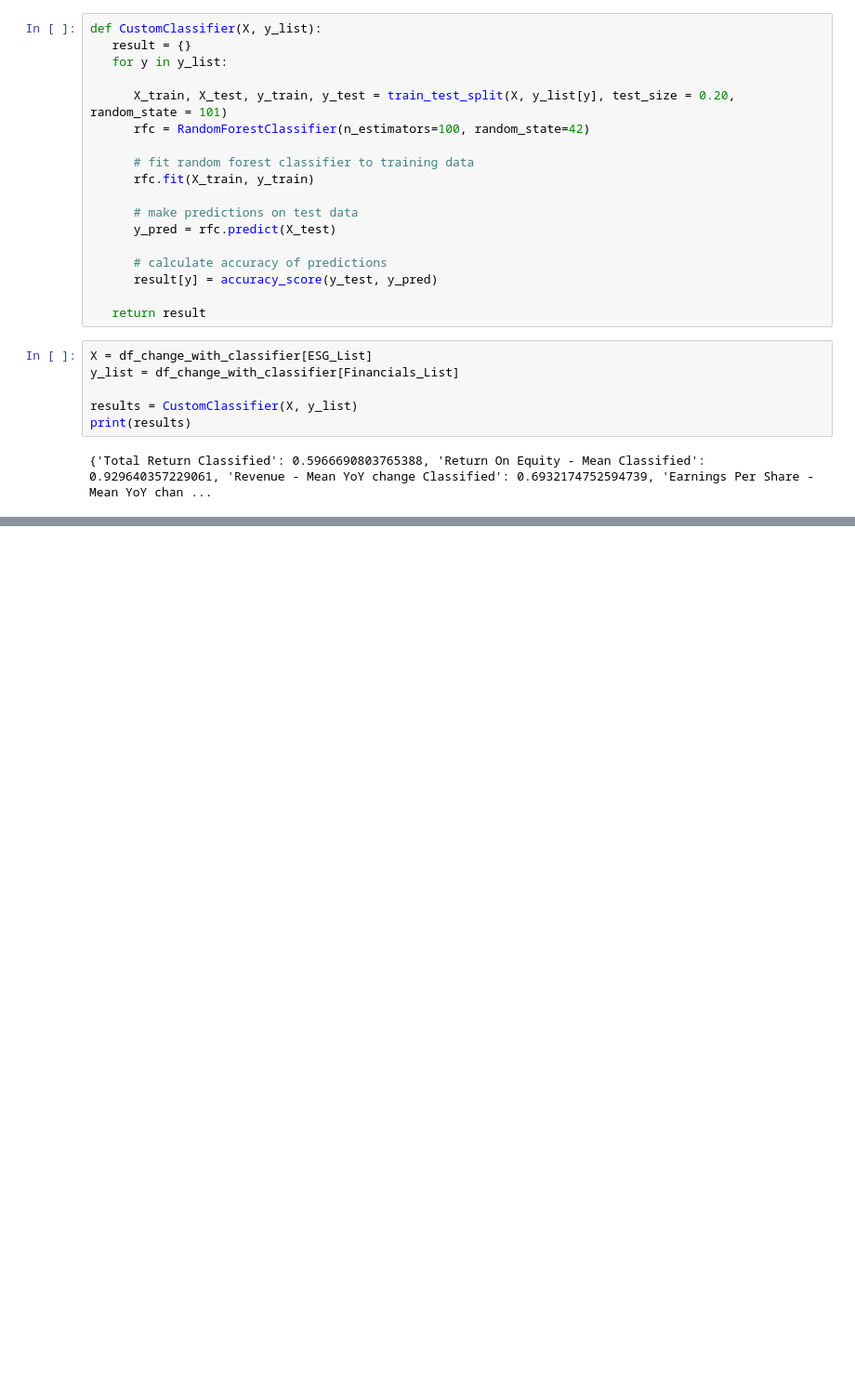
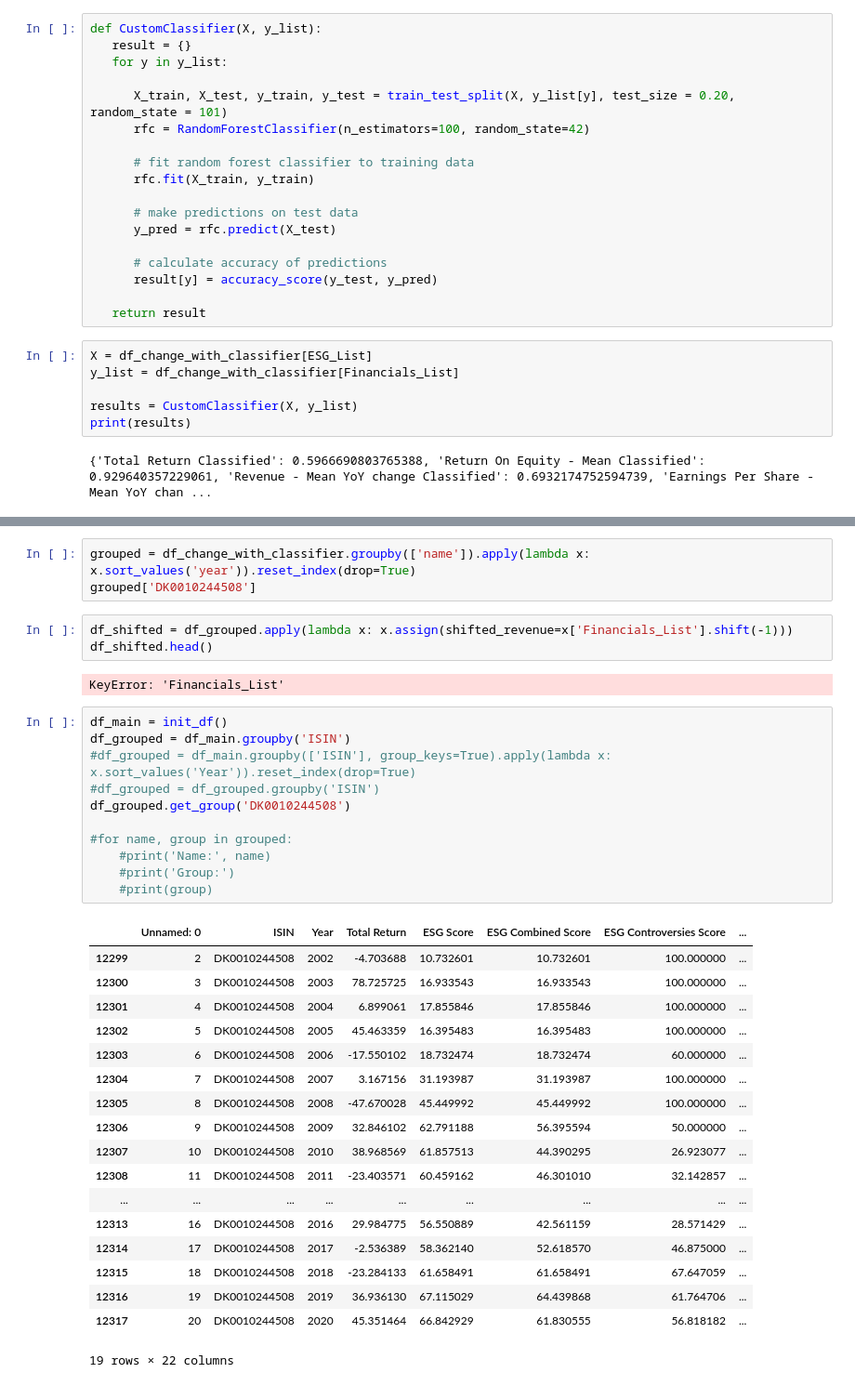
Before and after one commit to neelblabla/ESG-and-Financial-Performance, a Jupyter notebook: 2) Analysis/custom_regression_testbed.ipynb, the cells around one changed output, grey strips where cells are left out. Shown at 93% size. Drawn from its saved outputs; the diff is of its cells as text; blank space fills up the shorter version.

```diff
--- a/2) Analysis/custom_regression_testbed.ipynb
+++ b/2) Analysis/custom_regression_testbed.ipynb
@@ -292,0 +297,38 @@ sns.heatmap(corr_df, cmap='coolwarm', vmin=-1, vmax=1)
+# %%
+grouped = df_change_with_classifier.groupby(['name']).apply(lambda x: x.sort_values('year')).reset_index(drop=True)
+grouped['DK0010244508']
+# %%
+df_shifted = df_grouped.apply(lambda x: x.assign(shifted_revenue=x['Financials_List'].shift(-1)))
+df_shifted.head()
+# %% [output]
+KeyError: 'Financials_List'
+# %%
+df_main = init_df()
+df_grouped = df_main.groupby('ISIN')
+#df_grouped = df_main.groupby(['ISIN'], group_keys=True).apply(lambda x: x.sort_values('Year')).reset_index(drop=True)
+#df_grouped = df_grouped.groupby('ISIN')
+df_grouped.get_group('DK0010244508')
+
+#for name, group in grouped:
+    #print('Name:', name)
+    #print('Group:')
+    #print(group)
+# %% [output]
+|  | Unnamed: 0 | ISIN | Year | Total Return | ESG Score | ESG Combined Score | ESG Controversies Score | ... |
+| 12299 | 2 | DK0010244508 | 2002 | -4.703688 | 10.732601 | 10.732601 | 100.000000 | ... |
+| 12300 | 3 | DK0010244508 | 2003 | 78.725725 | 16.933543 | 16.933543 | 100.000000 | ... |
+| 12301 | 4 | DK0010244508 | 2004 | 6.899061 | 17.855846 | 17.855846 | 100.000000 | ... |
+| 12302 | 5 | DK0010244508 | 2005 | 45.463359 | 16.395483 | 16.395483 | 100.000000 | ... |
+| 12303 | 6 | DK0010244508 | 2006 | -17.550102 | 18.732474 | 18.732474 | 60.000000 | ... |
+| 12304 | 7 | DK0010244508 | 2007 | 3.167156 | 31.193987 | 31.193987 | 100.000000 | ... |
+| 12305 | 8 | DK0010244508 | 2008 | -47.670028 | 45.449992 | 45.449992 | 100.000000 | ... |
+| 12306 | 9 | DK0010244508 | 2009 | 32.846102 | 62.791188 | 56.395594 | 50.000000 | ... |
+| 12307 | 10 | DK0010244508 | 2010 | 38.968569 | 61.857513 | 44.390295 | 26.923077 | ... |
+| 12308 | 11 | DK0010244508 | 2011 | -23.403571 | 60.459162 | 46.301010 | 32.142857 | ... |
+| ... | ... | ... | ... | ... | ... | ... | ... | ... |
+| 12313 | 16 | DK0010244508 | 2016 | 29.984775 | 56.550889 | 42.561159 | 28.571429 | ... |
+| 12314 | 17 | DK0010244508 | 2017 | -2.536389 | 58.362140 | 52.618570 | 46.875000 | ... |
+| 12315 | 18 | DK0010244508 | 2018 | -23.284133 | 61.658491 | 61.658491 | 67.647059 | ... |
+| 12316 | 19 | DK0010244508 | 2019 | 36.936130 | 67.115029 | 64.439868 | 61.764706 | ... |
+| 12317 | 20 | DK0010244508 | 2020 | 45.351464 | 66.842929 | 61.830555 | 56.818182 | ... |
+19 rows × 22 columns
```
Also changed, not shown: parts of 8 cells of this notebook, 2 other files.
